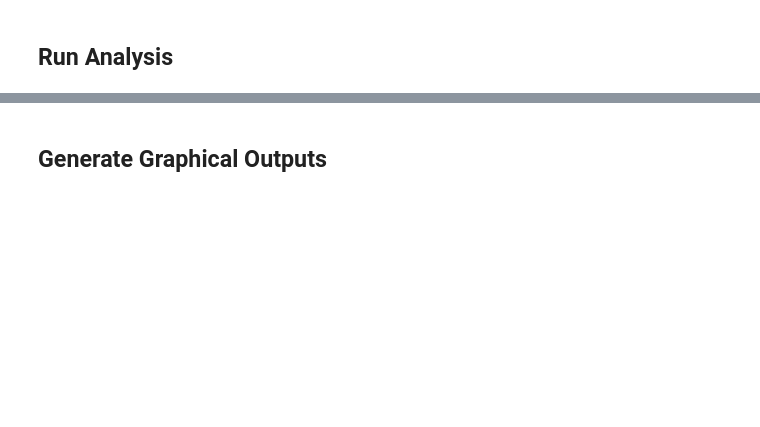
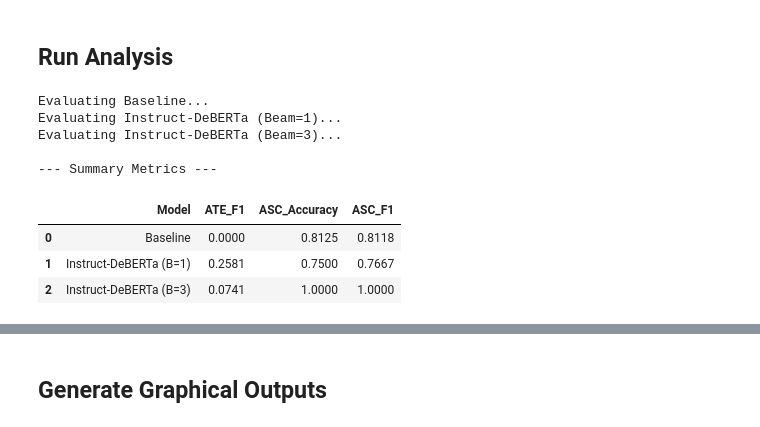
Before and after one commit to ali-sedaghi/Hybrid-ABSA, a Jupyter notebook: demo/demo.ipynb, the cells around one changed output, grey strips where cells are left out. Cells and saved outputs as stored; diff of their text form; code cells hidden in the pictures; blank space fills up the shorter version.

```diff
--- a/demo/demo.ipynb
+++ b/demo/demo.ipynb
@@ -57,20 +123,30 @@ model_base = BaselineModel(device=device)
 ## Run Analysis
 # %%
 print("Evaluating Baseline...")
-res_base = evaluate_model(model_base, dataset)
+# Capture both metrics (res_base) and details (details_base)
+res_base, details_base = evaluate_model(model_base, dataset, model_name="Baseline")
 
 print("Evaluating Instruct-DeBERTa (Beam=1)...")
-res_v1 = evaluate_model(model_v1, dataset)
+res_v1, details_v1 = evaluate_model(model_v1, dataset, model_name="Instruct-DeBERTa (B=1)")
 
 print("Evaluating Instruct-DeBERTa (Beam=3)...")
-res_v2 = evaluate_model(model_v2, dataset)
+res_v2, details_v2 = evaluate_model(model_v2, dataset, model_name="Instruct-DeBERTa (B=3)")
 
-# Compile Results
+# --- 1. Display Metrics Summary ---
+print("\n--- Summary Metrics ---")
 results = pd.DataFrame([
     {'Model': 'Baseline', **res_base},
     {'Model': 'Instruct-DeBERTa (B=1)', **res_v1},
     {'Model': 'Instruct-DeBERTa (B=3)', **res_v2}
 ])
-
-results = results.replace({0.0: 0}) # Clean up for visualization
 display(results)
+# %% [output]
+Evaluating Baseline...
+Evaluating Instruct-DeBERTa (Beam=1)...
+Evaluating Instruct-DeBERTa (Beam=3)...
+
+--- Summary Metrics ---
+|  | Model | ATE_F1 | ASC_Accuracy | ASC_F1 |
+| 0 | Baseline | 0.0000 | 0.8125 | 0.8118 |
+| 1 | Instruct-DeBERTa (B=1) | 0.2581 | 0.7500 | 0.7667 |
+| 2 | Instruct-DeBERTa (B=3) | 0.0741 | 1.0000 | 1.0000 |
```
Also changed, not shown: parts of 9 cells of this notebook, 2 other files.
